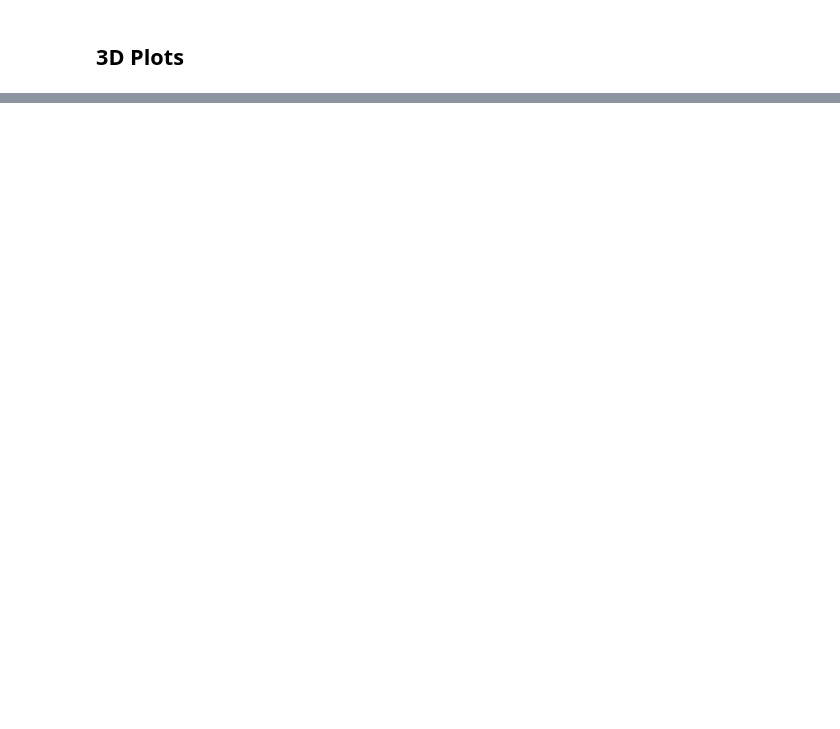
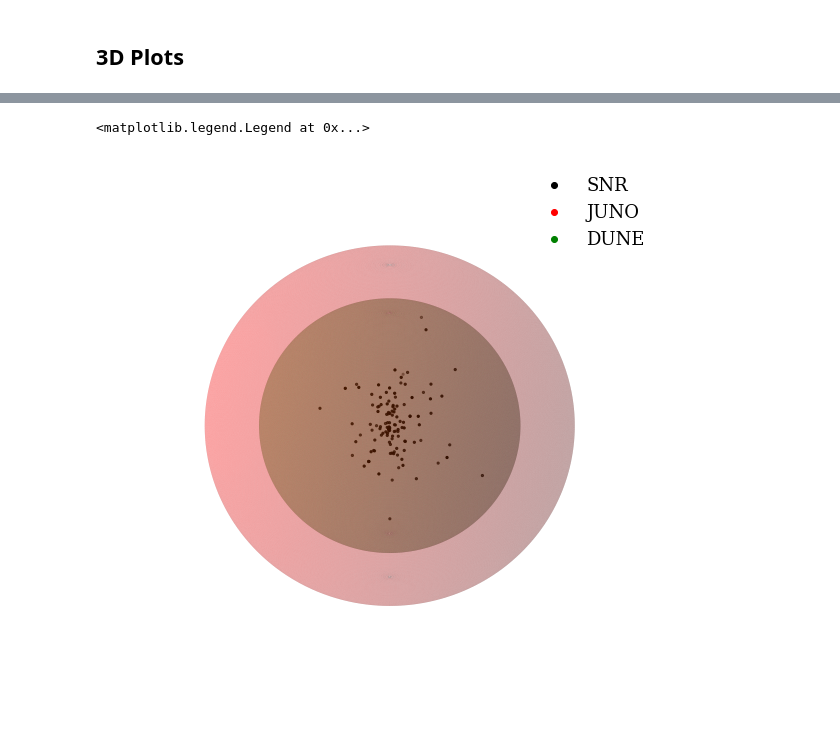
Before and after one commit to PrincetonUniversity/AST541-Fall2020, a Jupyter notebook: notebooks/Supernova_Neutrino.ipynb, the cells around one changed output, grey strips where cells are left out. Cells and saved outputs as stored; diff of their text form; code cells hidden in the pictures; blank space fills up the shorter version.

```diff
--- a/notebooks/Supernova_Neutrino.ipynb
+++ b/notebooks/Supernova_Neutrino.ipynb
@@ -136,0 +140,34 @@ ax.legend(lines, label, numpoints = 1)
+# %%
+fig = plt.figure(figsize=(10, 10))
+ax = fig.add_subplot(111, projection='3d')
+
+ax.scatter(x_snr, y_snr, z_snr, s=5, color="k")
+ax.set_xlim3d(-20, 20)
+ax.set_ylim3d(-20, 20)
+ax.set_zlim3d(-20, 20)
+
+label = ["SNR"]
+lines = [matplotlib.lines.Line2D([0],[0], linestyle="none", c='k', marker = 'o')]
+
+
+events = [6000,3000]
+labels = ["JUNO","DUNE"]
+colors = ["r","g","b"]
+num = 1000
+for i in range(len(events)):
+    u = np.linspace(0, 2 * np.pi, 1000)
+    v = np.linspace(0, np.pi, 1000)
+    x = 10 * (events[i]/num)**0.5 * np.outer(np.cos(u), np.sin(v))
+    y = 10 * (events[i]/num)**0.5 * np.outer(np.sin(u), np.sin(v))
+    z = 10 * (events[i]/num)**0.5 * np.outer(np.ones(np.size(u)), np.cos(v))
+    ax.plot_surface(x, y, z,  rstride=4, cstride=4, color=colors[i], alpha=0.2)
+    line = matplotlib.lines.Line2D([0],[0], linestyle="none", c=colors[i], marker = 'o')
+    label.append(labels[i])
+    lines.append(line)
+
+ax.grid(False)
+plt.axis('off')
+ax.legend(lines, label, numpoints = 1,frameon=False)
+# %% [output]
+<matplotlib.legend.Legend at 0x...>
+[figure, added]
```
Also changed, not shown: parts of 5 cells of this notebook.
